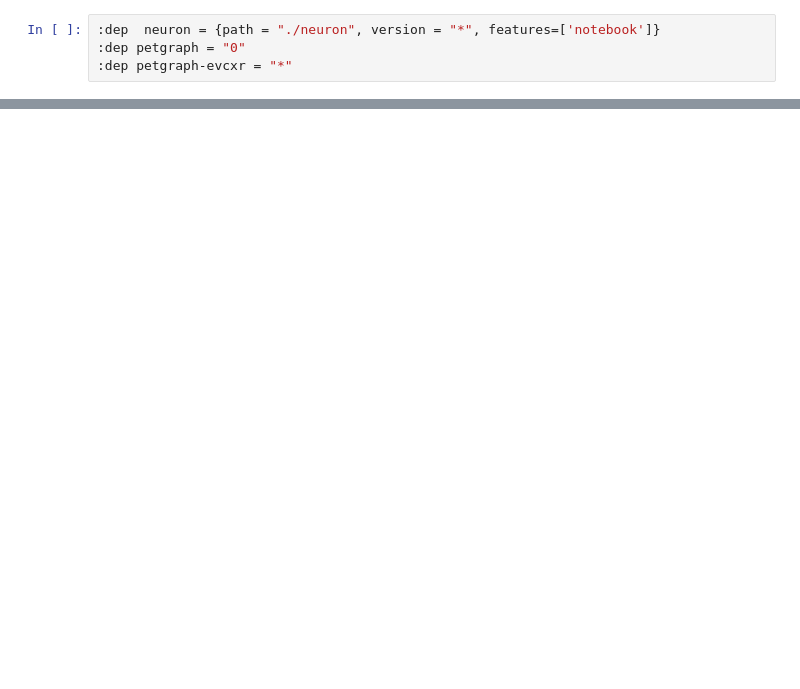
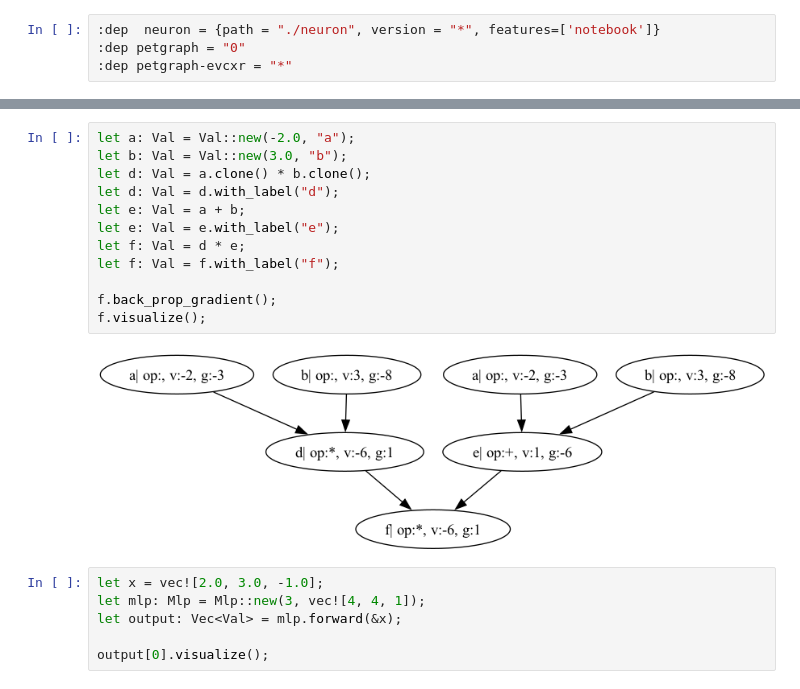
Before and after one commit to distributed-randomness/Neuron, a Jupyter notebook: demo.ipynb, the cells around one changed output, grey strips where cells are left out. Saved outputs shown, nothing was run; the diff lists cells and outputs as text; blank space fills up the shorter version.

```diff
--- a/demo.ipynb
+++ b/demo.ipynb
@@ -45,3 +46,23 @@ b.back_prop_gradient();
 b.visualize();
 # %% [output]
 [figure]
+# %%
+let a: Val = Val::new(-2.0, "a");
+let b: Val = Val::new(3.0, "b");
+let d: Val = a.clone() * b.clone();
+let d: Val = d.with_label("d");
+let e: Val = a + b;
+let e: Val = e.with_label("e");
+let f: Val = d * e;
+let f: Val = f.with_label("f");
+
+f.back_prop_gradient();
+f.visualize();
+# %% [output]
+[figure, added]
+# %%
+let x = vec![2.0, 3.0, -1.0];
+let mlp: Mlp = Mlp::new(3, vec![4, 4, 1]);
+let output: Vec<Val> = mlp.forward(&x);
+
+output[0].visualize();
```
Also changed, not shown: parts of 5 cells of this notebook, 8 other files.
